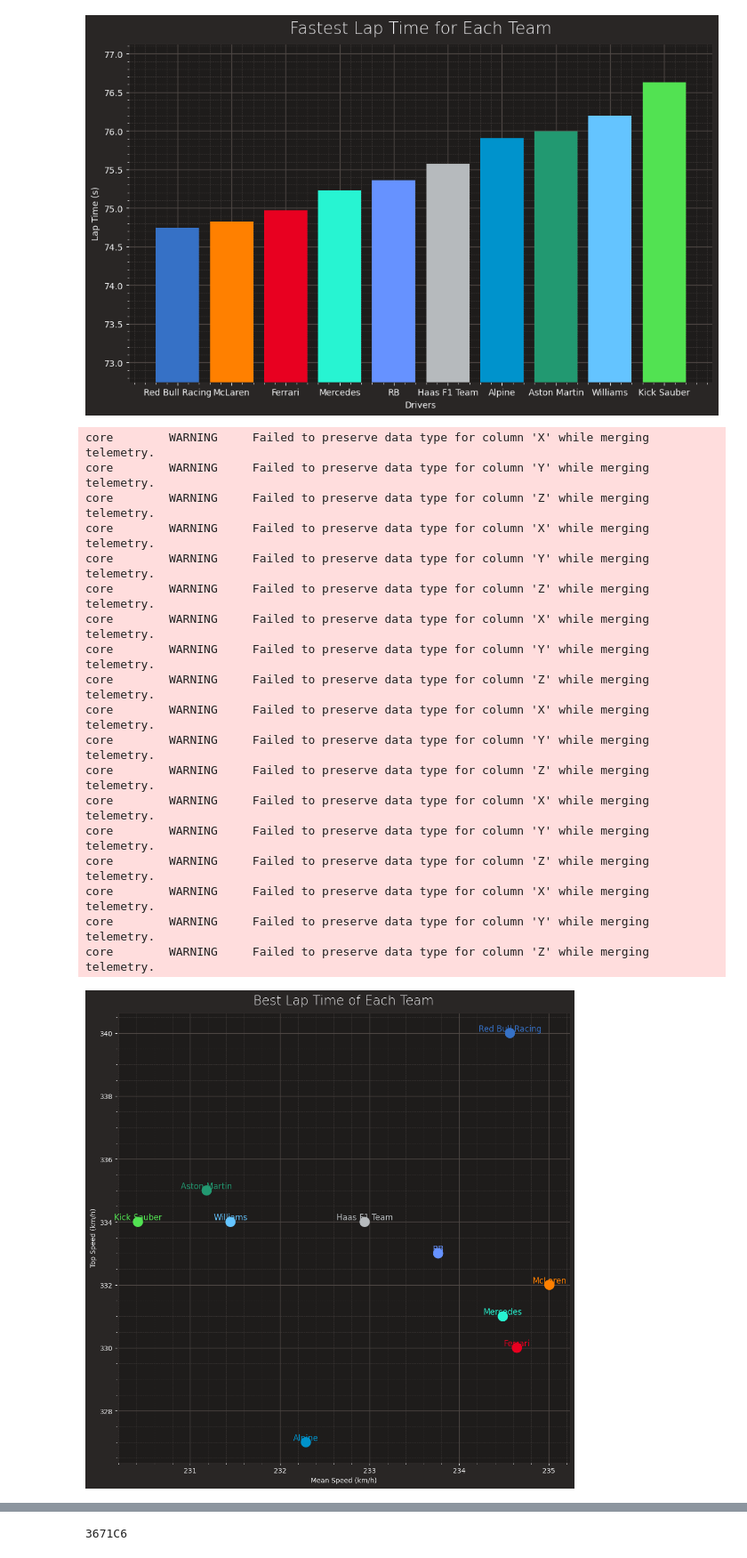
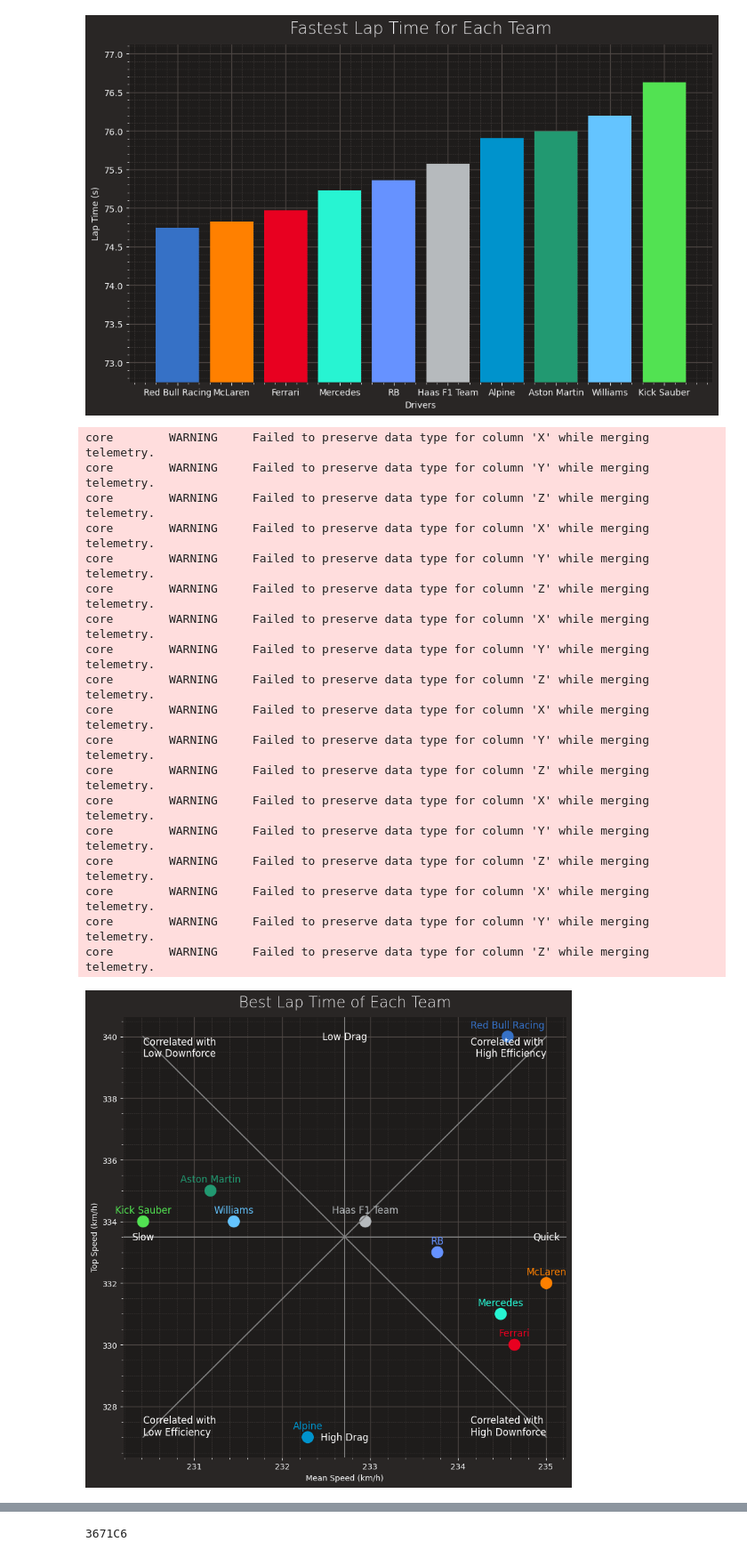
Before and after one commit to luk3luca/f1DataAnalysis, a Jupyter notebook: test.ipynb, the cells around one changed output, grey strips where cells are left out. Shown at 89% size. Cells and saved outputs as stored; diff of their text form; code cells hidden in the pictures.

```diff
--- a/test.ipynb
+++ b/test.ipynb
@@ -191,6 +191,38 @@ ax.set_ylim([min_y, max_y])
 # %% [output]
 (72.746, 77.126)
 [figure]
+# %%
+def printCross(ax, average_vs, max_vs):
+    # Calculate the intersection point of the diagonalsmin_avg_v = min(average_vs)
+    min_avg_v = min(average_vs)
+    max_avg_v = max(average_vs)
+    min_max_v = min(max_vs)
+    max_max_v = max(max_vs)
+
+    intersection_avg_v = (min_avg_v + max_avg_v) / 2
+    intersection_max_v = (min_max_v + max_max_v) / 2
+
+    # Adding vertical and horizontal lines at the intersection point
+    ax.axhline(y=intersection_max_v, color='gray', linestyle='-')
+    ax.axvline(x=intersection_avg_v, color='gray', linestyle='-')
+
+    ax.text(max_avg_v, intersection_max_v, "Quick", color='w', fontsize=12, ha='center', va='center')
+    ax.text(min_avg_v, intersection_max_v, "Slow", color='w', fontsize=12, ha='center', va='center')
+
+    ax.text(intersection_avg_v, max_max_v, "Low Drag", color='w', fontsize=12, ha='center', va='center')
+    ax.text(intersection_avg_v, min_max_v, "High Drag", color='w', fontsize=12, ha='center', va='center')
+
+    # Adding two diagonals
+    ax.plot([min_avg_v, max_avg_v], [min_max_v, max_max_v], color='gray', linestyle='-')
+    ax.plot([min_avg_v, max_avg_v], [max_max_v, min_max_v], color='gray', linestyle='-')
+
+    ax.text(max_avg_v, max_max_v, "Correlated with \nHigh Efficiency", color='w', fontsize=12, ha='right', va='top')
+    ax.text(min_avg_v, min_max_v, "Correlated with \nLow Efficiency", color='w', fontsize=12, ha='left', va='bottom')
+
+    ax.text(max_avg_v, min_max_v, "Correlated with \nHigh Downforce", color='w', fontsize=12, ha='right', va='bottom')
+    ax.text(min_avg_v, max_max_v, "Correlated with \nLow Downforce", color='w', fontsize=12, ha='left', va='top')
+
+    return()
 # %%
 teams = []
 average_vs = []
@@ -209,43 +241,47 @@ for t in teams_fastest_laps:
 bar_col = [results.loc[results['TeamName'] == team, 'TeamColor'].iloc[0] for team in teams]
 bar_colors = ['#' + results.loc[results['TeamName'] == team, 'TeamColor'].iloc[0] for team in teams]
 
-fig, ax = plt.subplots(figsize=(12, 12))
+fig, ax = plt.subplots(figsize=(10, 10))
 
+printCross(ax, average_vs, max_vs)
+
+# Print values
 ax.scatter(average_vs, max_vs, color=bar_colors, s=200)
 
 for i in range(len(average_vs)):
     ax.text(average_vs[i],
-              max_vs[i],
+              max_vs[i]+0.2,
               results.loc[results['TeamColor'] == bar_col[i], 'TeamName'].iloc[0],
               color=bar_colors[i],
               fontsize=12, ha='center', va='bottom')
+
 
 ax.set_xlabel('Mean Speed (km/h)')
 ax.set_ylabel('Top Speed (km/h)')
 ax.set_title('Best Lap Time of Each Team')
 
 # min_x = min(average_vs) - 0.2  # 2 seconds below the minimum lap time
 # max_x = max(average_vs) + 0.2 # 2 seconds above the maximum lap time
 # ax.set_xlim([min_x, min_x])
 
 axes.set_aspect('equal', adjustable='box')
 # %% [output]
 core        WARNING     Failed to preserve data type for column 'X' while merging telemetry.
 core        WARNING     Failed to preserve data type for column 'Y' while merging telemetry.
 core        WARNING     Failed to preserve data type for column 'Z' while merging telemetry.
 core        WARNING     Failed to preserve data type for column 'X' while merging telemetry.
 core        WARNING     Failed to preserve data type for column 'Y' while merging telemetry.
 core        WARNING     Failed to preserve data type for column 'Z' while merging telemetry.
 core        WARNING     Failed to preserve data type for column 'X' while merging telemetry.
 core        WARNING     Failed to preserve data type for column 'Y' while merging telemetry.
 core        WARNING     Failed to preserve data type for column 'Z' while merging telemetry.
 core        WARNING     Failed to preserve data type for column 'X' while merging telemetry.
 core        WARNING     Failed to preserve data type for column 'Y' while merging telemetry.
 core        WARNING     Failed to preserve data type for column 'Z' while merging telemetry.
 core        WARNING     Failed to preserve data type for column 'X' while merging telemetry.
 core        WARNING     Failed to preserve data type for column 'Y' while merging telemetry.
 core        WARNING     Failed to preserve data type for column 'Z' while merging telemetry.
 core        WARNING     Failed to preserve data type for column 'X' while merging telemetry.
 core        WARNING     Failed to preserve data type for column 'Y' while merging telemetry.
 core        WARNING     Failed to preserve data type for column 'Z' while merging telemetry.
-[figure, old version]
+[figure, new version]
```
Also changed, not shown: parts of 16 cells of this notebook, 1 other file.
